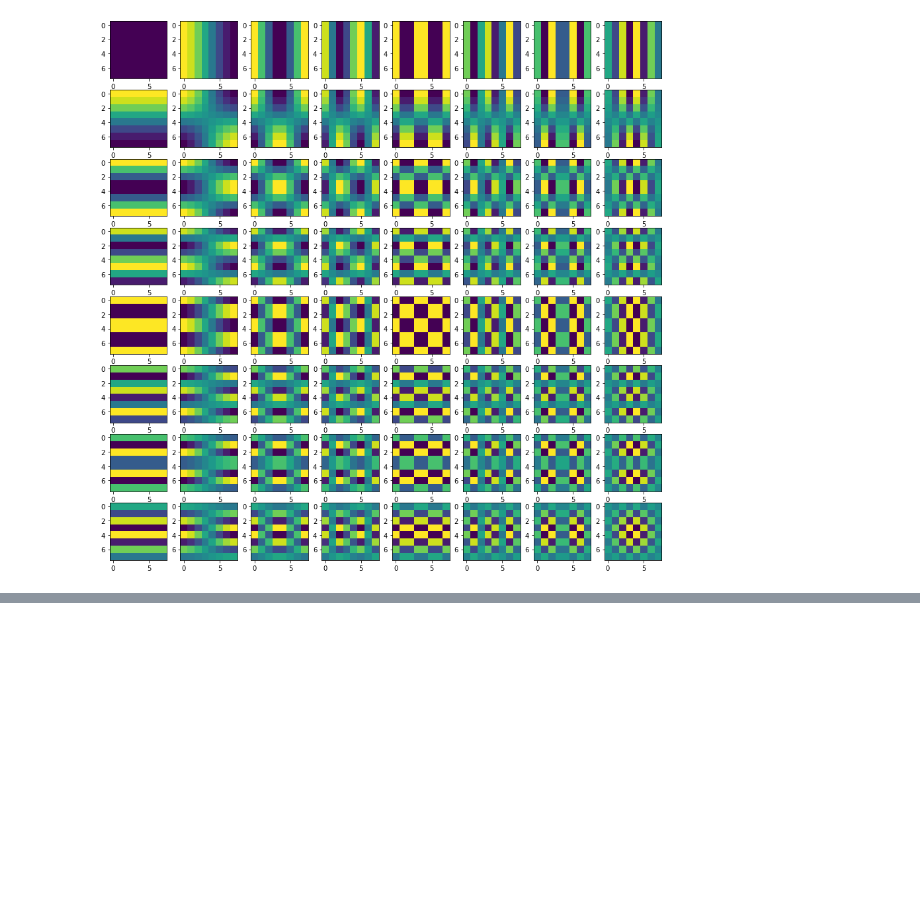
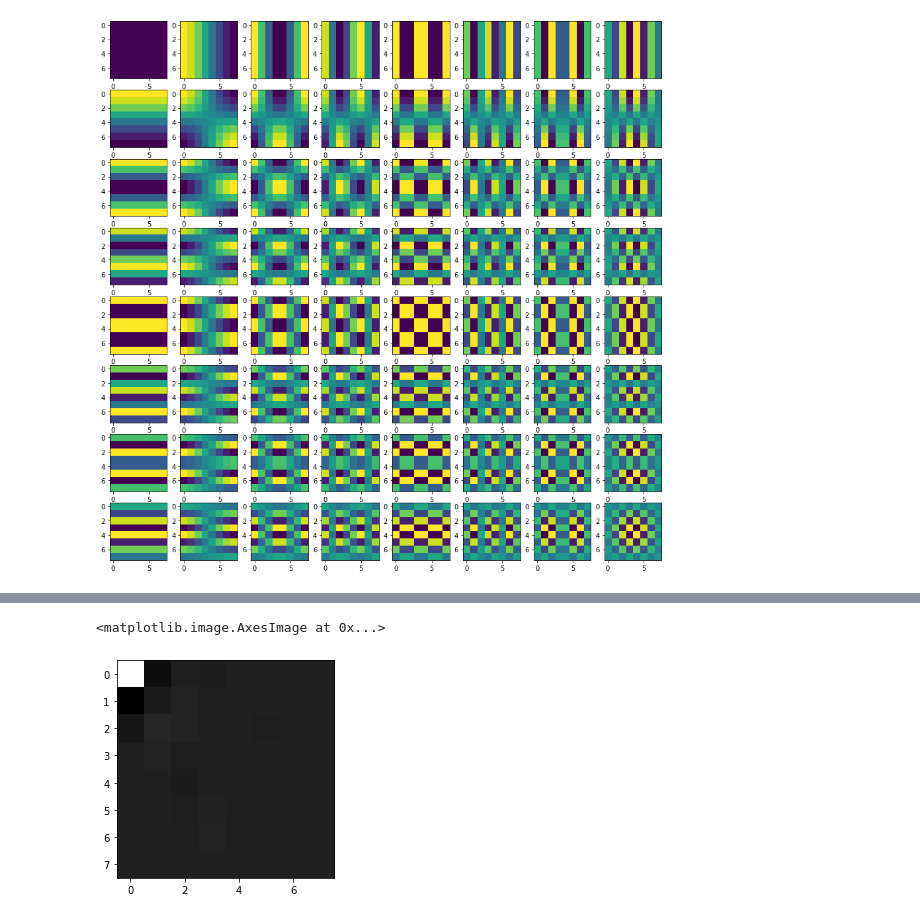
Before and after one commit to KareemElozeiri/JPEG-From-Scratch, a Jupyter notebook: notebooks/DCT.ipynb, the cells around one changed output, grey strips where cells are left out. Cells and saved outputs as stored; diff of their text form; code cells hidden in the pictures; blank space fills up the shorter version.

```diff
--- a/notebooks/DCT.ipynb
+++ b/notebooks/DCT.ipynb
@@ -66,2 +68,2 @@ array([[121, 127, 121, ...,  80,  80,  80],
 # %%
-sf = scipy.fftpack.dct(scipy.fftpack.dct(img_gray[:64,:64], axis=0), axis=1)
+sf = scipy.fftpack.dctn(img_gray[64:72, 64:72], axes=[0,1])
@@ -79,0 +127,5 @@ plt.imshow(mf)
+# %%
+plt.imshow(sf, cmap="gray")
+# %% [output]
+<matplotlib.image.AxesImage at 0x...>
+[figure, added]
```
Also changed, not shown: parts of 10 cells of this notebook, 2 other files.
